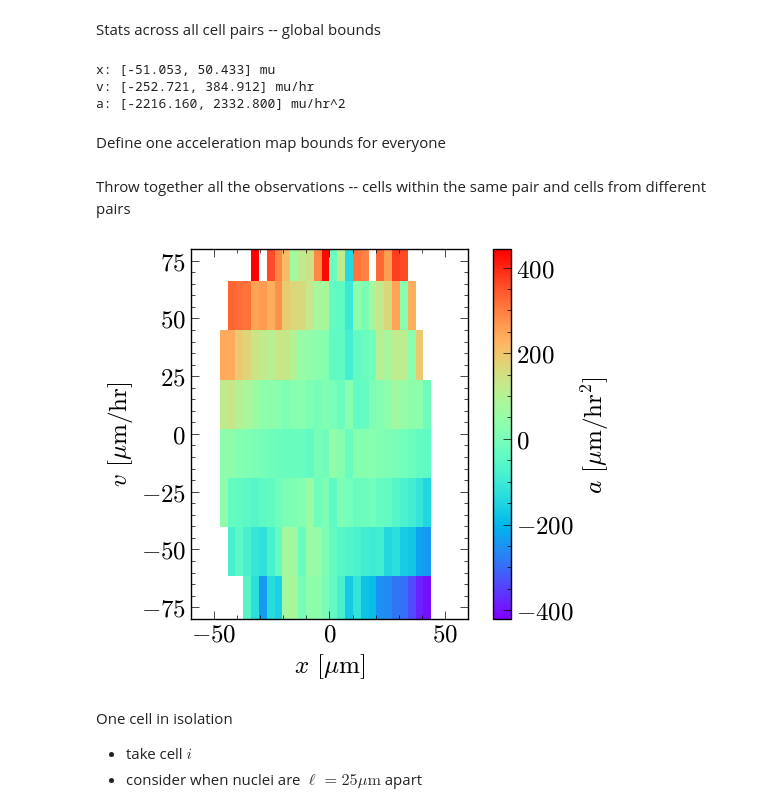
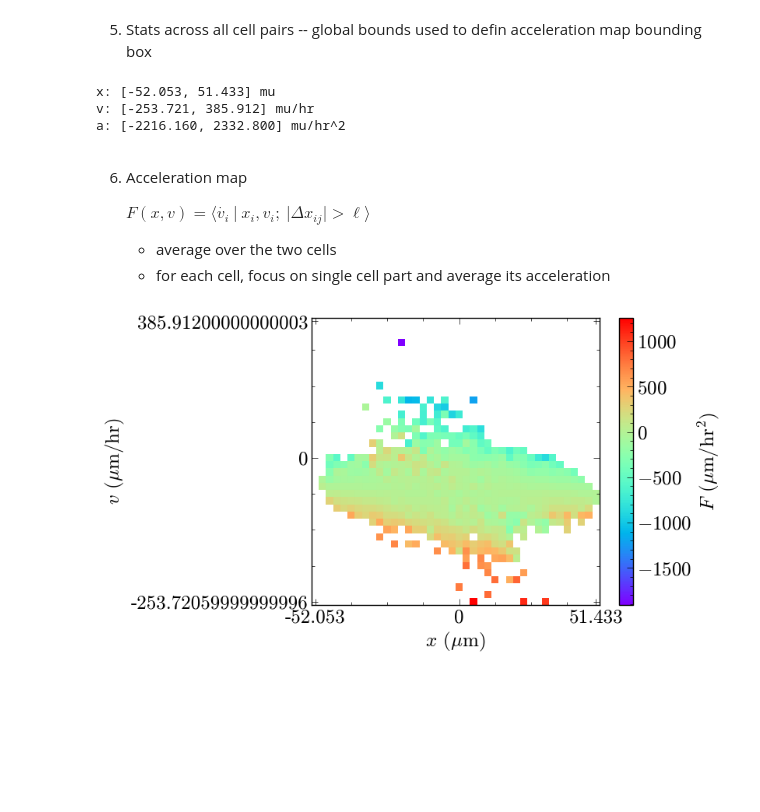
Before and after one commit to pedromzadeh/CCAM, a Jupyter notebook: driver/buckners_replay.ipynb, the cells around one changed output. Cells and saved outputs as stored; diff of their text form; code cells hidden in the pictures; blank space fills up the shorter version.

Commit message:
code to reproduce Buckner's plots

```diff
--- a/driver/buckners_replay.ipynb
+++ b/driver/buckners_replay.ipynb
@@ -165,45 +247,50 @@ plot_trajectories(pair_stats[2])
 # %% [markdown]
-Stats across all cell pairs -- global bounds
+5. Stats across all cell pairs -- global bounds used to defin acceleration map bounding box
 # %%
-x_min = pair_stats_df.x.min()
-x_max = pair_stats_df.x.max()
-v_min = pair_stats_df.v.min()
-v_max = pair_stats_df.v.max()
+x_min = pair_stats_df.x.min() - 1
+x_max = pair_stats_df.x.max() + 1
+v_min = pair_stats_df.v.min() - 1
+v_max = pair_stats_df.v.max() + 1
 a_min = pair_stats_df.a.min()
 a_max = pair_stats_df.a.max()
 
 print(f"x: [{x_min:.3f}, {x_max:.3f}] mu")
 print(f"v: [{v_min:.3f}, {v_max:.3f}] mu/hr")
 print(f"a: [{a_min:.3f}, {a_max:.3f}] mu/hr^2")
+
+nbins = 40
+dx = (x_max - x_min) / nbins
+dv = (v_max - v_min) / nbins
 # %% [output]
-x: [-51.053, 50.433] mu
-v: [-252.721, 384.912] mu/hr
+x: [-52.053, 51.433] mu
+v: [-253.721, 385.912] mu/hr
 a: [-2216.160, 2332.800] mu/hr^2
-# %% [markdown]
-Define one acceleration map bounds for everyone
-# %%
-nbins = 30
-dx = (x_max - x_min) / (nbins - 1)
-dv = (v_max - v_min) / (nbins - 1)
-# %% [markdown]
-Throw together all the observations -- cells within the same pair and cells from different pairs
+# %% [markdown]
+6. Acceleration map
+
+   $F(x, v)=\langle \dot{v_i}\ |\ x_i, v_i;\ |\Delta x_{ij}| > \ell \rangle$
+      - average over the two cells
+      - for each cell, focus on single cell part and average its acceleration
 # %%
-# df = pair_stats_df.query("v < 80 and v > -80 and x < 45 and x > -45").copy()
-# a_maps_mean = map_one_pair(df, nbins, dx, x_min, dv, v_min)
+Fs = []
+for id, df_id in pair_stats_df.query("single == True and v < @v_max and v > @v_min and x < @x_max and x > @x_min").groupby("id"):
+    Fs.append(map_one_pair(df_id, nbins, dx, x_min, dv, v_min))
 
-# plt.imshow(
-#     a_maps_mean, origin="lower", extent=[x_min, x_max, v_min, v_max], cmap="rainbow"
-# )
-# cbar = plt.colorbar()
-# plt.xlabel(r"$x$ [$\mu$m]")
-# plt.ylabel(r"$v$ [$\mu$m/hr]")
-# cbar.set_label(r"$a$ [$\mu$m/hr$^2$]")
-# plt.xlim([-60, 60])
-# plt.ylim([-80, 80])
-# plt.show()
+F = np.nanmean(Fs, axis=0)
+
+plt.imshow(
+    F,
+    origin="lower",
+    # extent=[x_min, x_max, v_min, v_max],
+    cmap="rainbow",
+    interpolation="none",
+)
+cbar = plt.colorbar()
+plt.xlabel(r"$x$ ($\mu$m)")
+plt.ylabel(r"$v$ ($\mu$m/hr)")
+cbar.set_label(r"$F$ ($\mu$m/hr$^2$)")
+plt.xticks([0, nbins//2, nbins-1], [x_min, 0, x_max])
+plt.yticks([0, nbins//2, nbins-1], [v_min, 0, v_max])
+plt.show()
 # %% [output]
-[figure, old version]
+[figure, new version]
-# %% [markdown]
-One cell in isolation
-- take cell $i$
-- consider when nuclei are $\ell=25\mu \text{m}$ apart
```
Also changed, not shown: parts of 15 cells of this notebook.
